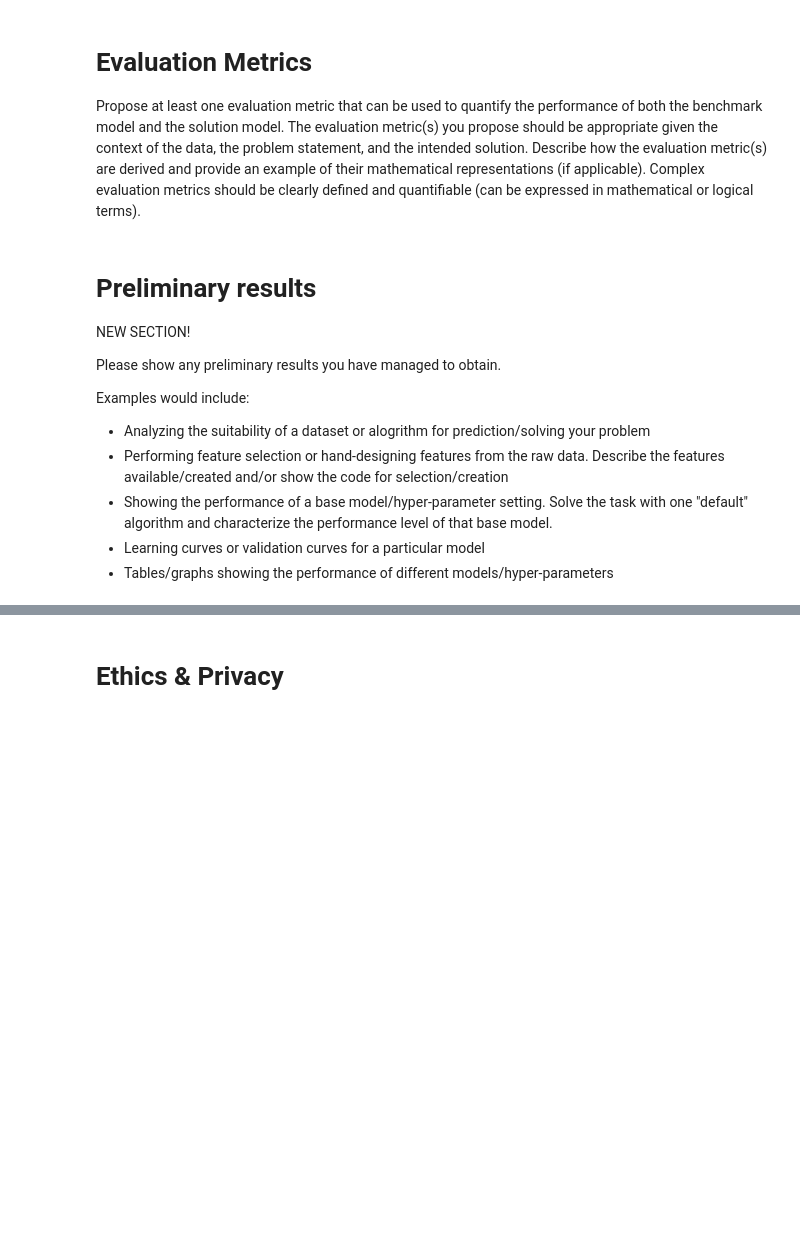
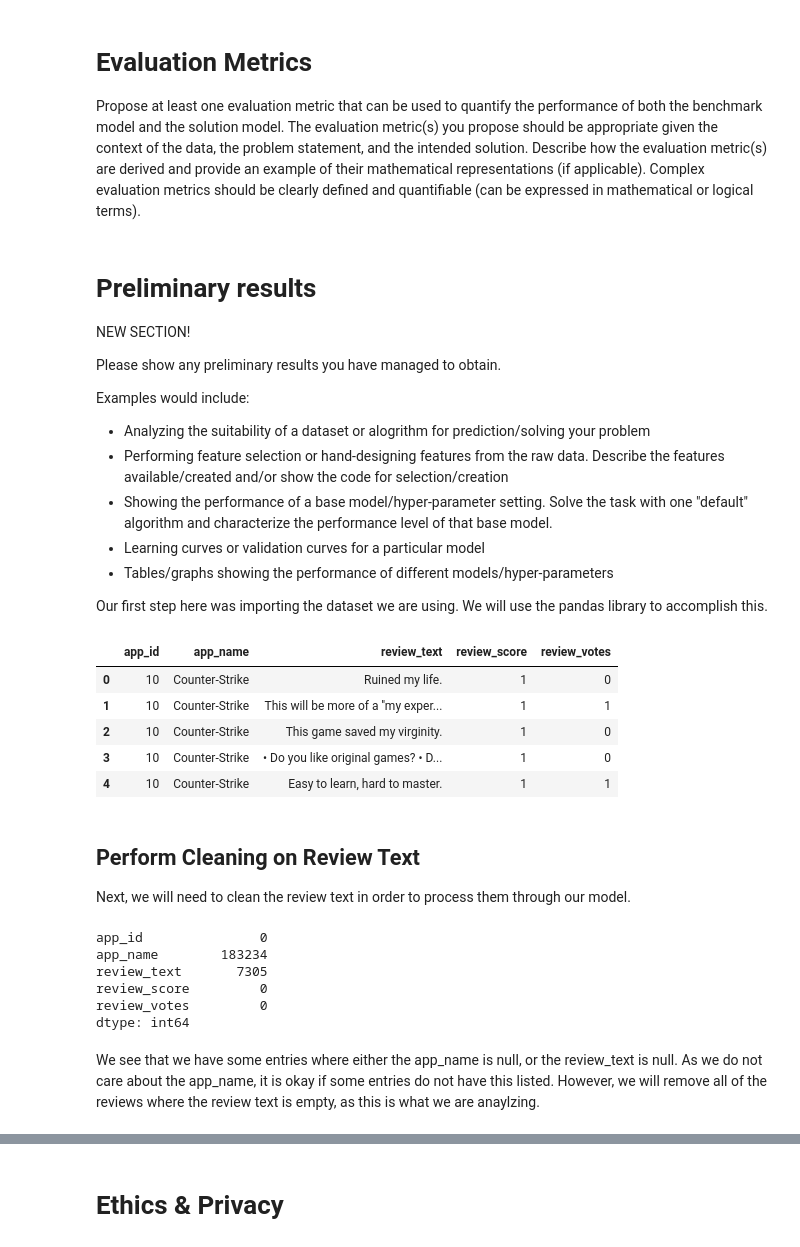
Before and after one commit to lilly-pad/Group025-Sp22, a Jupyter notebook: Checkpoint_group025.ipynb, the cells around one changed output, grey strips where cells are left out. Saved outputs shown, nothing was run; the diff lists cells and outputs as text; code cells hidden in the pictures; blank space fills up the shorter version.

Commit message:
First part of preliminary results

```diff
--- a/Checkpoint_group025.ipynb
+++ b/Checkpoint_group025.ipynb
@@ -64,3 +58,34 @@ Examples would include:
 - Showing the performance of a base model/hyper-parameter setting.  Solve the task with one "default" algorithm and characterize the performance level of that base model.
 - Learning curves or validation curves for a particular model
 - Tables/graphs showing the performance of different models/hyper-parameters
+
+Our first step here was importing the dataset we are using. We will use the pandas library to accomplish this.
+# %%
+import pandas as pd
+import numpy as np
+import re
+
+df_steam = pd.read_csv(r'dataset.csv')
+df_steam.head()
+# %% [output]
+|  | app_id | app_name | review_text | review_score | review_votes |
+| 0 | 10 | Counter-Strike | Ruined my life. | 1 | 0 |
+| 1 | 10 | Counter-Strike | This will be more of a ''my exper... | 1 | 1 |
+| 2 | 10 | Counter-Strike | This game saved my virginity. | 1 | 0 |
+| 3 | 10 | Counter-Strike | • Do you like original games? • D... | 1 | 0 |
+| 4 | 10 | Counter-Strike | Easy to learn, hard to master. | 1 | 1 |
+# %% [markdown]
+## Perform Cleaning on Review Text
+
+Next, we will need to clean the review text in order to process them through our model.
+# %%
+df_steam.isnull().sum()
+# %% [output]
+app_id               0
+app_name        183234
+review_text       7305
+review_score         0
+review_votes         0
+dtype: int64
+# %% [markdown]
+We see that we have some entries where either the app_name is null, or the review_text is null. As we do not care about the app_name, it is okay if some entries do not have this listed. However, we will remove all of the reviews where the review text is empty, as this is what we are anaylzing.
```
Also changed, not shown: parts of 6 cells of this notebook, 1 other file.
